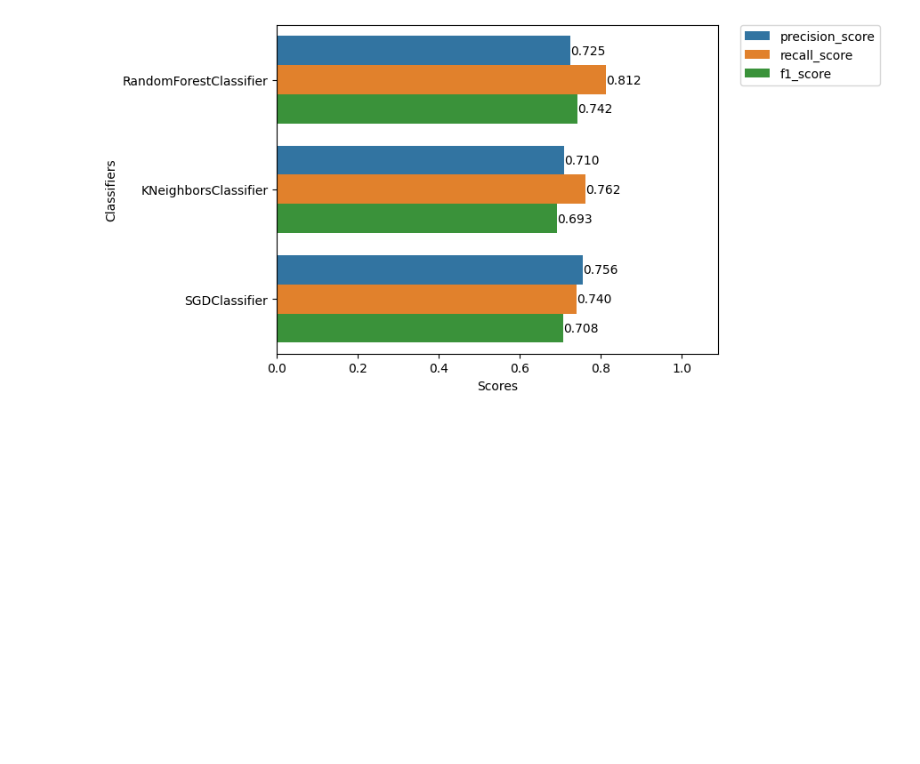
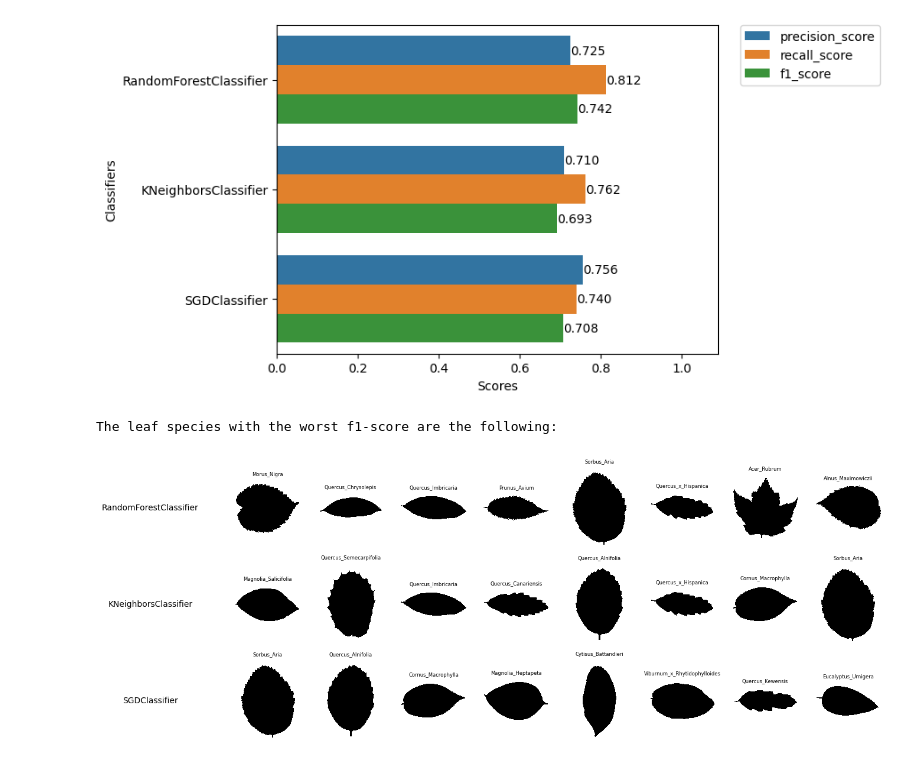
Before and after one commit to BigBaz54/leaf_classification, a Jupyter notebook: image_classification.ipynb, the cells around one changed output. Drawn from its saved outputs; the diff is of its cells as text; code cells hidden in the pictures; blank space fills up the shorter version.

Commit message:
Visualize the worst classified leafs.

```diff
--- a/image_classification.ipynb
+++ b/image_classification.ipynb
@@ -132,3 +132,23 @@ for i, clf in enumerate(classifiers):
 Metrics.show_metrics_list(metrics_list)
 # %% [output]
 [figure]
+# %%
+worst_leaf_names = [df.sort_values(by=['f1-score'], ascending=True)[:8].index.values for df in reports]
+
+worst_leaf_indexes = [[np.where(data.y_tab == name)[0][0] for name in worst_leaf_names[i]] for i in range(len(classifiers))]
+worst_images = [[data.x_image_tab[i] for i in worst_leaf_indexes[i]] for i in range(len(classifiers))]
+worst_labels = [[data.y_tab[i] for i in worst_leaf_indexes[i]] for i in range(len(classifiers))]
+
+print('The leaf species with the worst f1-score are the following: ')
+_, axes = plt.subplots(nrows=len(classifiers), ncols=9, figsize=(16, 2*len(classifiers)))
+for i, clf in enumerate(classifiers):
+    clf_name = clf.__class__.__name__
+    for ax, image, label in zip(axes[i][1:], worst_images[i], worst_labels[i]):
+        ax.set_axis_off()
+        ax.imshow(image, cmap=plt.cm.gray_r, interpolation="nearest")
+        ax.set_title(f'{label}', fontsize=6)
+    axes[i][0].set_axis_off()
+    axes[i][0].text(0, 0.5, clf_name, fontsize=10, ha='center', va='center')
+# %% [output]
+The leaf species with the worst f1-score are the following:
+[figure, added]
```
